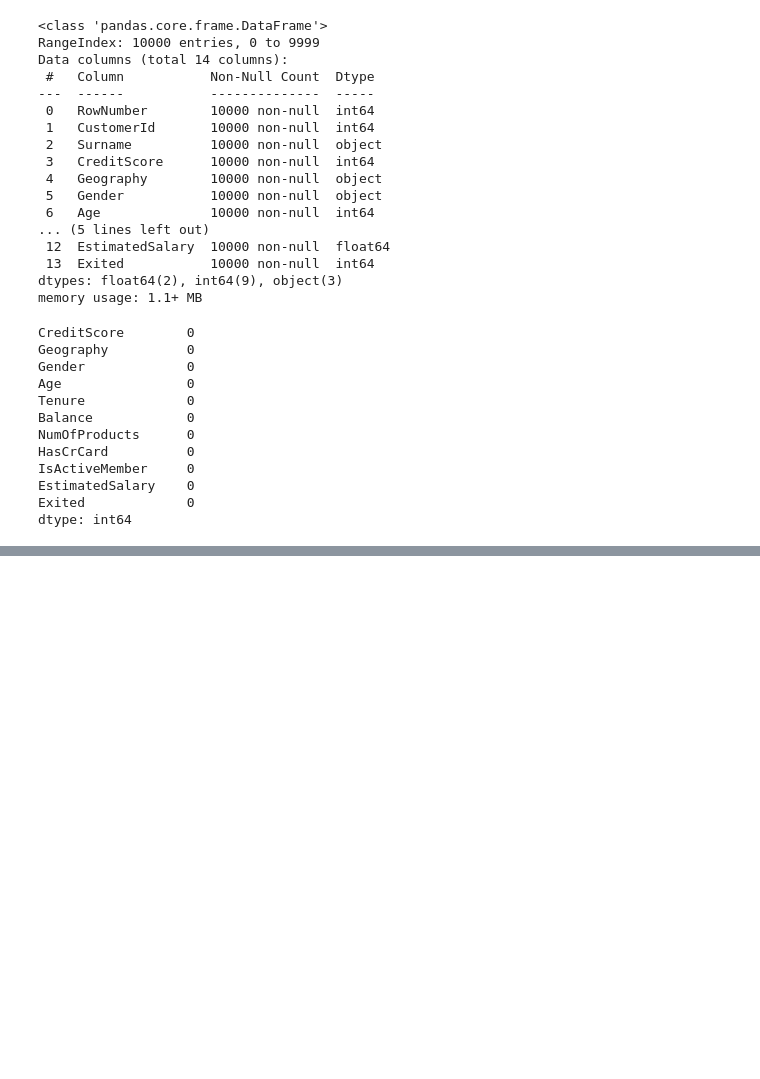
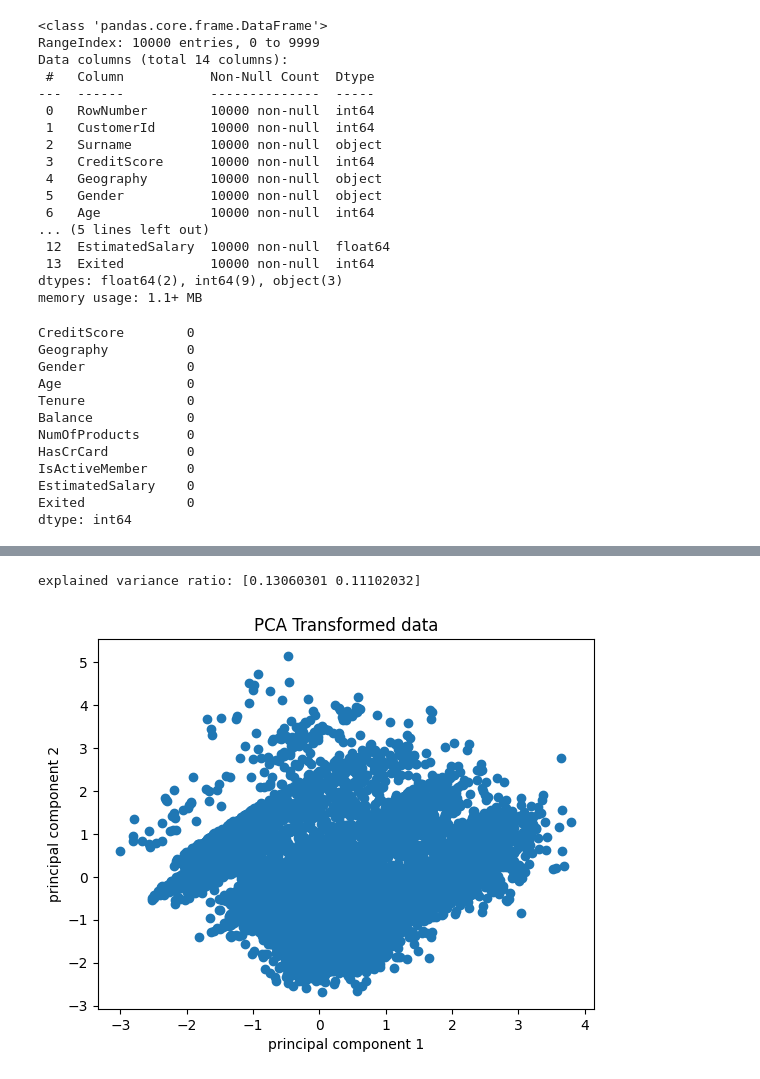
Before and after one commit to marcus2348532/ML_LAB, a Jupyter notebook: 2348532_Lab1.ipynb, the cells around one changed output, grey strips where cells are left out. Cells and saved outputs as stored; diff of their text form; code cells hidden in the pictures; blank space fills up the shorter version.

```diff
--- a/2348532_Lab1.ipynb
+++ b/2348532_Lab1.ipynb
@@ -261,0 +174,6 @@ sns.scatterplot(x=df.Age,y=df.NumOfProducts,color="green")
+# %%
+new_data = pd.concat([numeric_data , categorical_data],axis=1)
+# %%
+from sklearn.preprocessing import StandardScaler
+scaler = StandardScaler()
+scaled_data = scaler.fit_transform(new_data)
@@ -261,0 +196,19 @@ sns.scatterplot(x=df.Age,y=df.NumOfProducts,color="green")
+# %%
+from sklearn.decomposition import PCA
+numeric_scaled = scaler.fit_transform(scaled_data)
+n_components = 2
+pca = PCA(n_components=n_components)
+# %%
+numeric_pca = pca.fit_transform(scaled_data)
+# %%
+print("explained variance ratio:",pca.explained_variance_ratio_)
+# %% [output]
+explained variance ratio: [0.13060301 0.11102032]
+# %%
+plt.scatter(numeric_pca[:,0],numeric_pca[:,1])
+plt.xlabel('principal component 1')
+plt.ylabel('principal component 2')
+plt.title('PCA Transformed data')
+plt.show()
+# %% [output]
+[figure, added]
```
Also changed, not shown: parts of 50 cells of this notebook.
